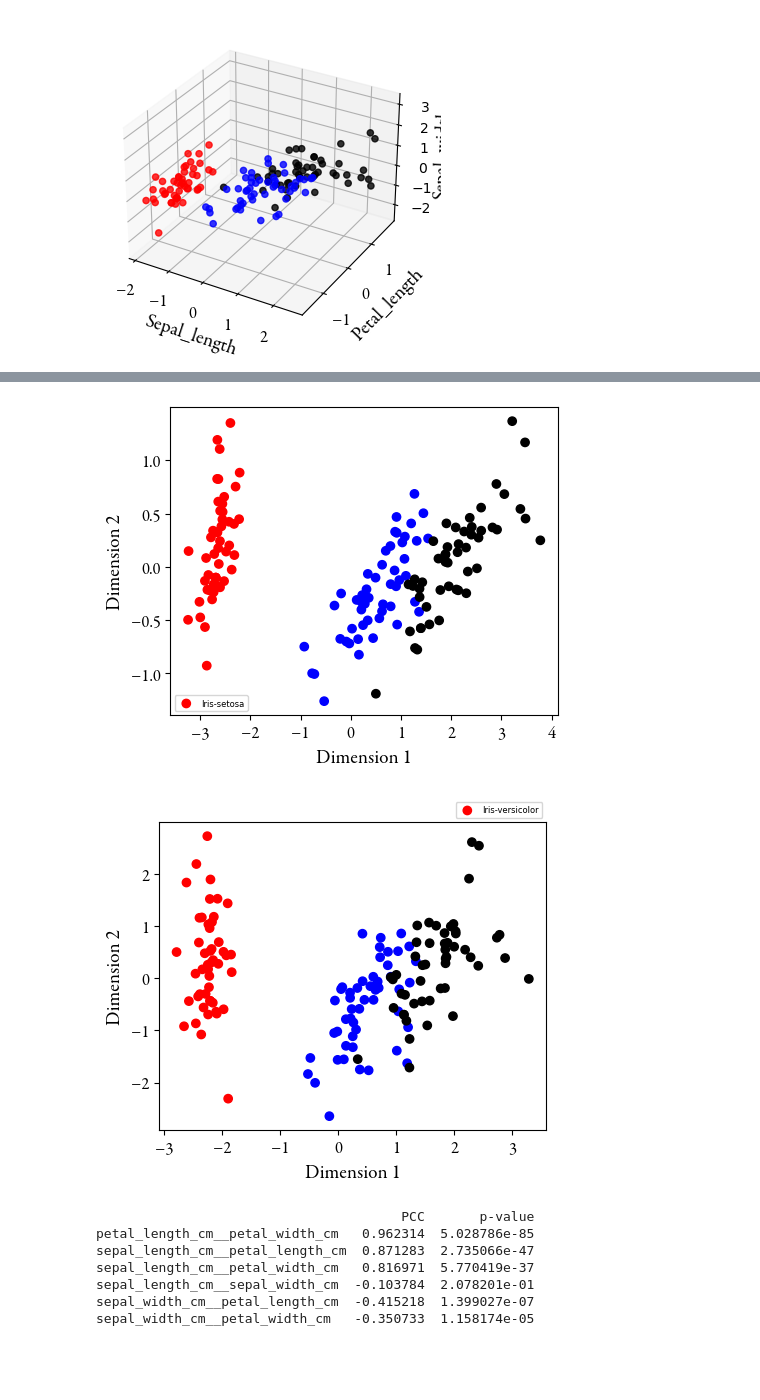
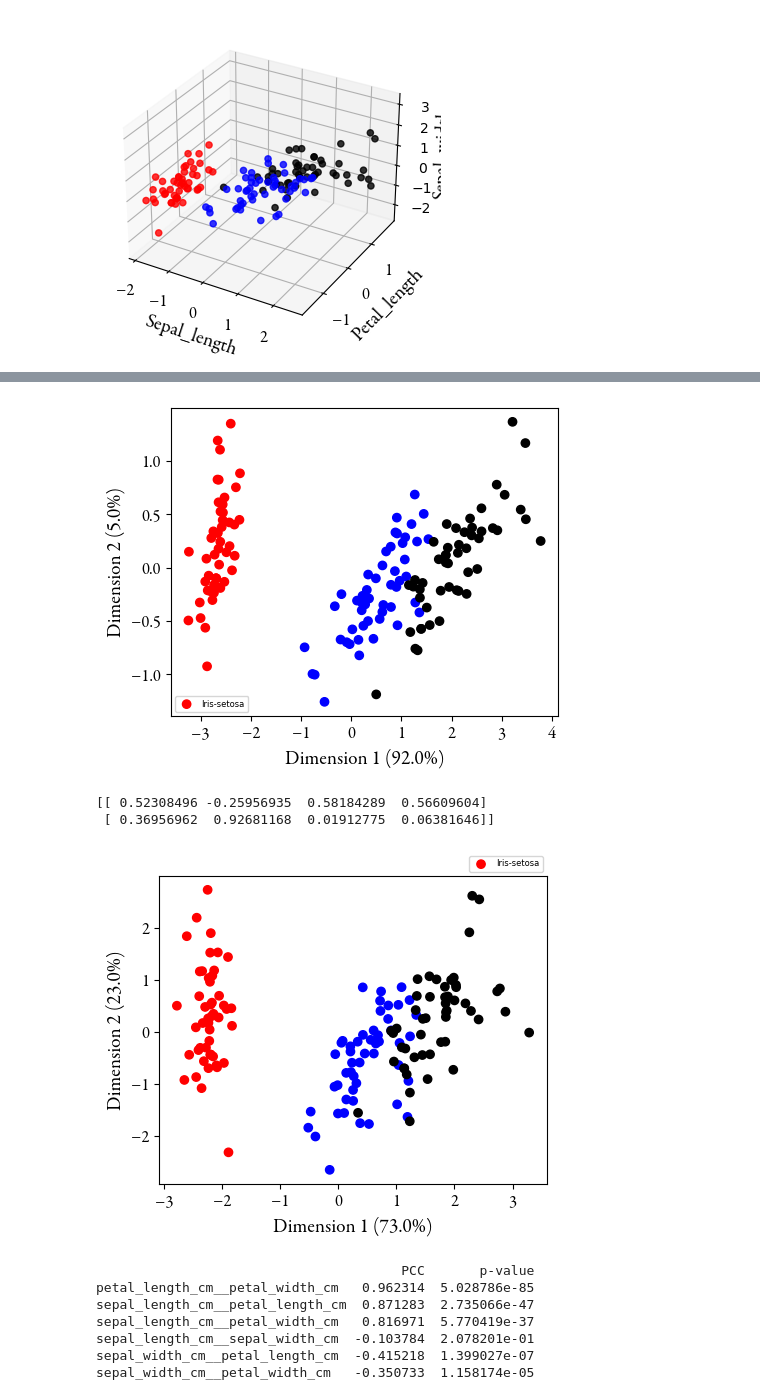
Before and after one commit to RMorana/DU_Data, a Jupyter notebook: DimReduc.ipynb, the cells around one changed output, grey strips where cells are left out. Drawn from its saved outputs; the diff is of its cells as text; code cells hidden in the pictures; blank space fills up the shorter version.

```diff
--- a/DimReduc.ipynb
+++ b/DimReduc.ipynb
@@ -156,34 +160,36 @@ colors={"Iris-setosa":"red","Iris-versicolor":"blue","Iris-virginica":"black"}
 sctt=ax.scatter(x=df[0],y=df[1], c=df_iris["iris_class"].map(colors))
 plt.xticks(font=garamond_font,fontsize=12)
 plt.yticks(font=garamond_font,fontsize=12)
-plt.xlabel("Dimension 1", font=garamond_font,fontsize=14)
-plt.ylabel("Dimension 2", font=garamond_font,fontsize=14)
+plt.xlabel("Dimension 1 (" + str(round(pca.explained_variance_ratio_[0],2)*100) + "%)", font=garamond_font,fontsize=14)
+plt.ylabel("Dimension 2 (" + str(round(pca.explained_variance_ratio_[1],2)*100) + "%)", font=garamond_font,fontsize=14)
 plt.legend(labels=["Iris-setosa","Iris-versicolor","Iris-virginica"], loc='best', prop={'size':6}, ncol=2)
 plt.show()
 # %% [output]
-[figure, old version]
+[figure, new version]
 # %%
 # Affichage des données avec 2 composantes principales, données centrées réduites
 
 pca=PCA(n_components=2)
 components = pca.fit_transform(df_iris_cr[["sepal_length_cm","sepal_width_cm","petal_length_cm","petal_width_cm"]])
 df = pd.DataFrame(data=components)
 df["iris_class"]=df_iris_cr["iris_class"]
-
+print(pca.components_)
 # Affichage des données avec 2 composantes principales
 labels = ["Iris-setosa","Iris-versicolor","Iris-virginica"]
 fig = plt.figure(figsize=(5,4))
 ax = fig.add_subplot()
 colors={"Iris-setosa":"red","Iris-versicolor":"blue","Iris-virginica":"black"}
 sctt=ax.scatter(x=df[0],y=df[1], c=df_iris_cr["iris_class"].map(colors))
 plt.xticks(font=garamond_font,fontsize=12)
 plt.yticks(font=garamond_font,fontsize=12)
-plt.xlabel("Dimension 1", font=garamond_font,fontsize=14)
-plt.ylabel("Dimension 2", font=garamond_font,fontsize=14)
+plt.xlabel("Dimension 1 (" + str(round(pca.explained_variance_ratio_[0],2)*100) + "%)", font=garamond_font,fontsize=14)
+plt.ylabel("Dimension 2 (" + str(round(pca.explained_variance_ratio_[1],2)*100) + "%)", font=garamond_font,fontsize=14)
 plt.legend(labels=labels, loc='lower right', prop={'size':6}, bbox_to_anchor=(1, 1))
 plt.show()
 # %% [output]
+[[ 0.52308496 -0.25956935  0.58184289  0.56609604]
+ [ 0.36956962  0.92681168  0.01912775  0.06381646]]
-[figure, old version]
+[figure, new version]
 # %%
 # import libraries. Coefficient de Pearson pour les paires deux à deux
 from scipy.stats import pearsonr
```
Also changed, not shown: parts of 7 cells of this notebook.
